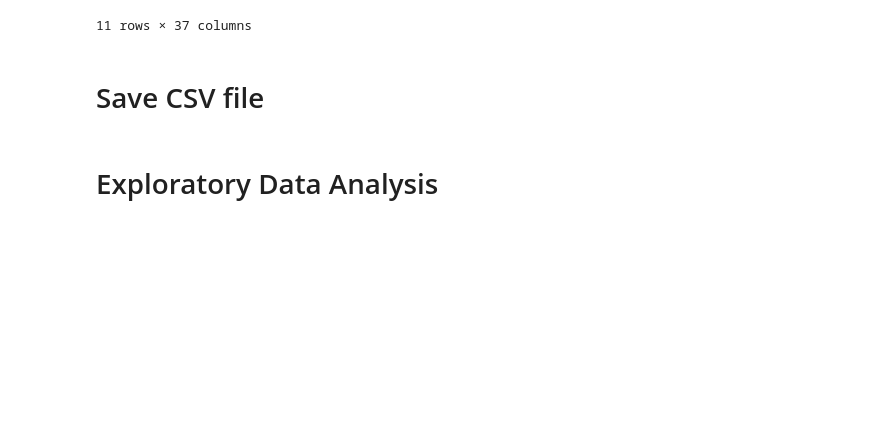
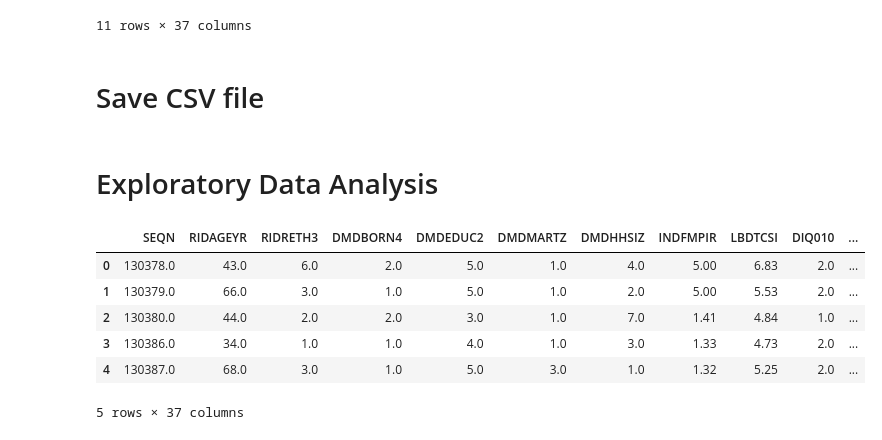
Before and after one commit to lizbethkr/Operation-Diabetes-Prevention, a Jupyter notebook: notebooks/01_data_cleaning_eda.ipynb, the cells around one changed output. Saved outputs shown, nothing was run; the diff lists cells and outputs as text; code cells hidden in the pictures; blank space fills up the shorter version.

```diff
--- a/notebooks/01_data_cleaning_eda.ipynb
+++ b/notebooks/01_data_cleaning_eda.ipynb
@@ -335,3 +335,13 @@ filtered_df.describe(include = 'all')
 #filtered_df.to_csv('../data/cleaned/nhanes_cleaned.csv', index=False)
 # %% [markdown]
 # Exploratory Data Analysis
+# %%
+filtered_df.head()
+# %% [output]
+|  | SEQN | RIDAGEYR | RIDRETH3 | DMDBORN4 | DMDEDUC2 | DMDMARTZ | DMDHHSIZ | INDFMPIR | LBDTCSI | DIQ010 | ... |
+| 0 | 130378.0 | 43.0 | 6.0 | 2.0 | 5.0 | 1.0 | 4.0 | 5.00 | 6.83 | 2.0 | ... |
+| 1 | 130379.0 | 66.0 | 3.0 | 1.0 | 5.0 | 1.0 | 2.0 | 5.00 | 5.53 | 2.0 | ... |
+| 2 | 130380.0 | 44.0 | 2.0 | 2.0 | 3.0 | 1.0 | 7.0 | 1.41 | 4.84 | 1.0 | ... |
+| 3 | 130386.0 | 34.0 | 1.0 | 1.0 | 4.0 | 1.0 | 3.0 | 1.33 | 4.73 | 2.0 | ... |
+| 4 | 130387.0 | 68.0 | 3.0 | 1.0 | 5.0 | 3.0 | 1.0 | 1.32 | 5.25 | 2.0 | ... |
+5 rows × 37 columns
```
Also changed, not shown: parts of 8 cells of this notebook, 1 other file.
